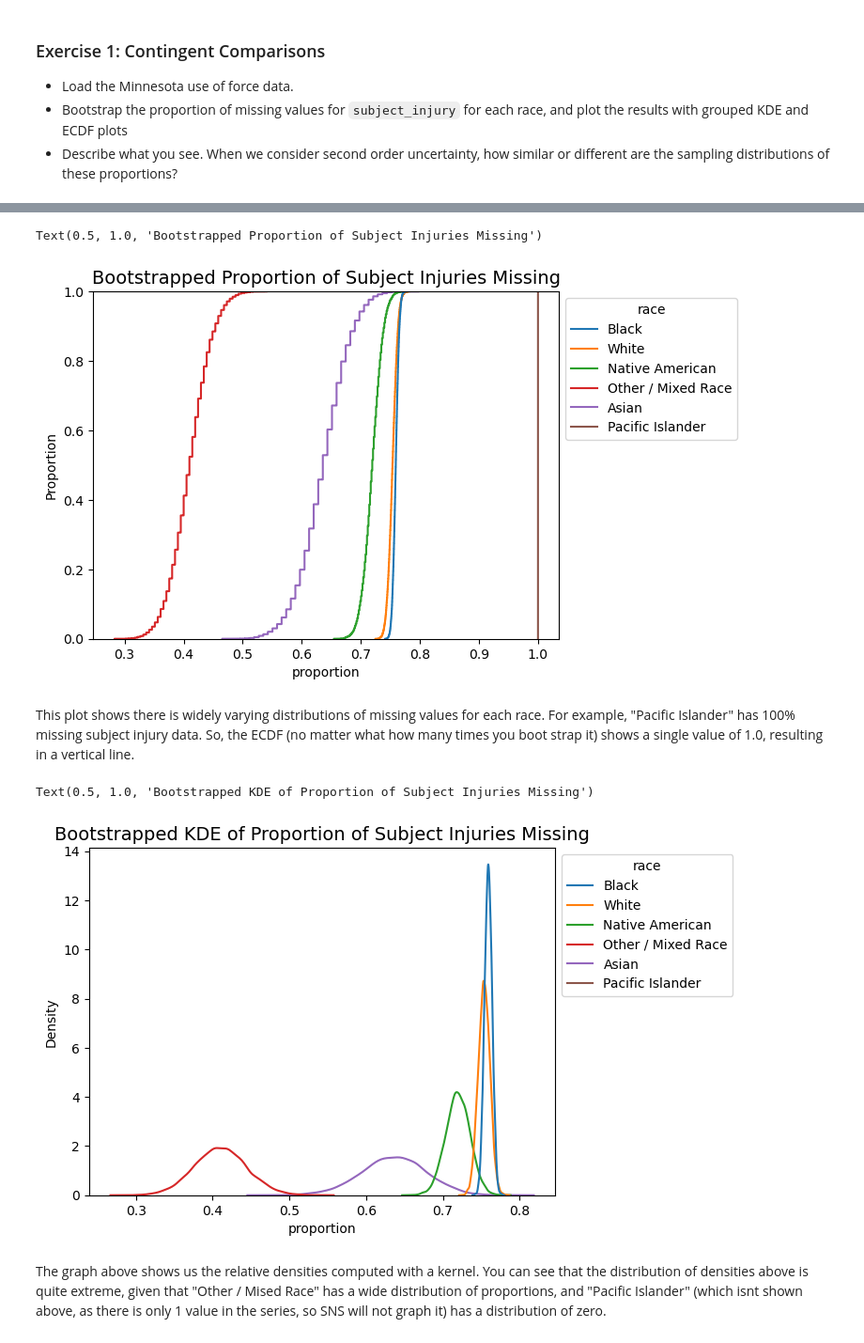
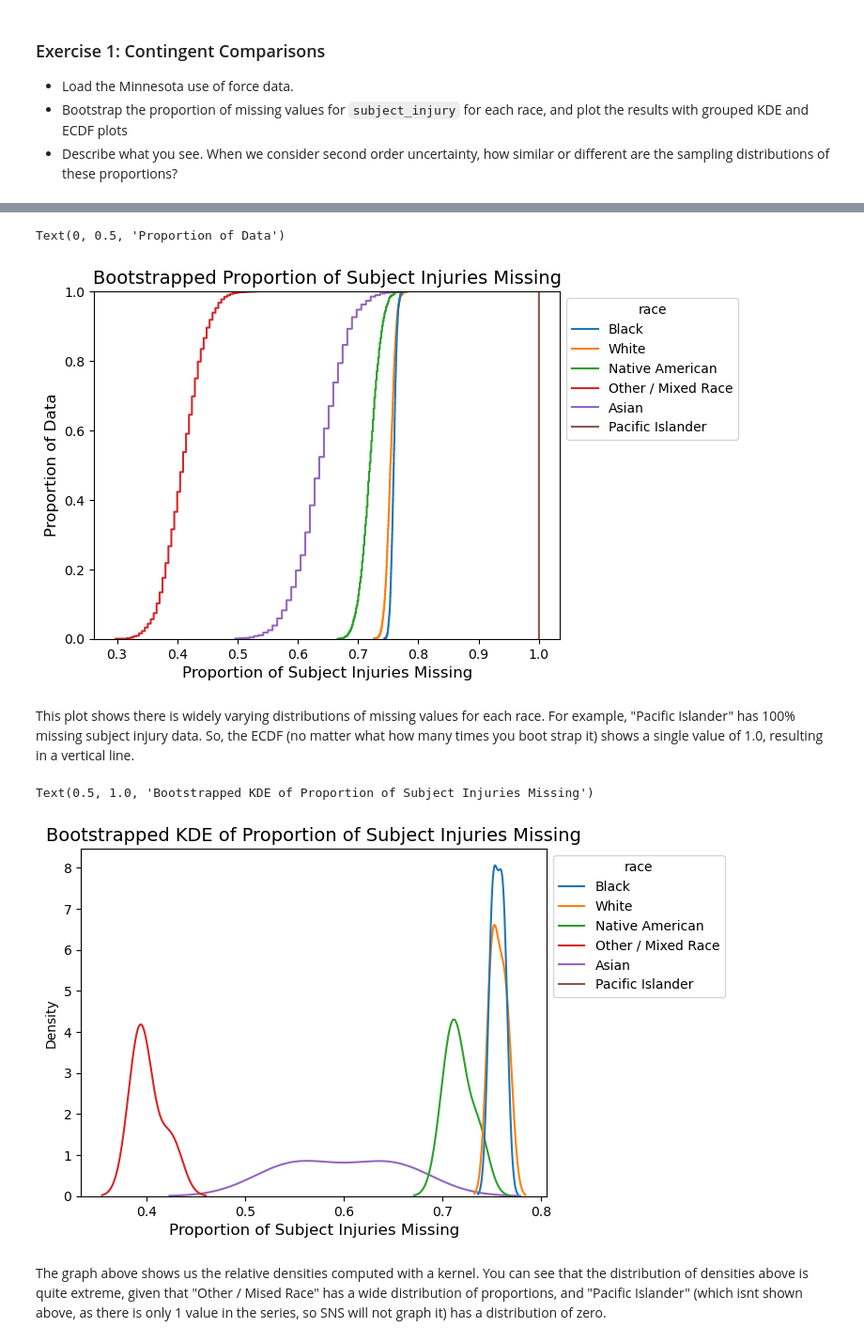
Before and after one commit to ds4e/understanding_uncertainty_assignments, a Jupyter notebook: question_1_assignment_4.ipynb, the cells around one changed output, grey strips where cells are left out. Shown at 94% size. Saved outputs shown, nothing was run; the diff lists cells and outputs as text; code cells hidden in the pictures.

```diff
--- a/question_1_assignment_4.ipynb
+++ b/question_1_assignment_4.ipynb
@@ -20,15 +31,15 @@ bootstrap_df = pd.DataFrame(columns=["proportion", "race"])
 for race in subset_df["race"].unique():
     #get subframe of only that race
     current_df = subset_df[subset_df["race"] == race]
-    n_bootstraps = 10000
+    n_bootstraps = 2500
     proportions = []
     #For each bootstrap
     for index in range(n_bootstraps):
         #Get a bootstrap sample
-        bootstrap_sample = current_df.sample(n=len(current_df), replace=True)
+        bootstrap_sample = current_df.sample(frac=1.0, replace=True)
         #Calculate the proportion of missing values in subject_injury
         proportions.append(bootstrap_sample['subject_injury'].isna().sum()/len(bootstrap_sample))
-    #Create new dataframe with a column containing the computerd proportions and a column with the categorical race variable
+    #Create new dataframe with a column containing the computed proportions and a column with the categorical race variable
     temp_df = pd.DataFrame(np.asarray([proportions, [race]*len(proportions)]).T, columns=["proportion", "race"])
     #Concatenate the new dataframe to the bootstrap_df for a complete dataframe to pass to seaborn.
     bootstrap_df = pd.concat([bootstrap_df, temp_df])
@@ -39,18 +50,21 @@ bootstrap_df["proportion"] = bootstrap_df["proportion"].astype(float)
 ax = sns.ecdfplot(data=bootstrap_df, x="proportion", hue="race")
 sns.move_legend(ax, "upper left", bbox_to_anchor=(1, 1))
 ax.set_title("Bootstrapped Proportion of Subject Injuries Missing", fontsize=14)
+ax.set_xlabel("Proportion of Subject Injuries Missing", fontsize=12)
+ax.set_ylabel("Proportion of Data", fontsize=12)
 # %% [output]
-Text(0.5, 1.0, 'Bootstrapped Proportion of Subject Injuries Missing')
+Text(0, 0.5, 'Proportion of Data')
-[figure, old version]
+[figure, new version]
 # %% [markdown]
 This plot shows there is widely varying distributions of missing values for each race. For example, "Pacific Islander" has 100% missing subject injury data. So, the ECDF (no matter what how many times you boot strap it) shows a single value of 1.0, resulting in a vertical line.
 # %%
 ax = sns.kdeplot(data=bootstrap_df, x="proportion", hue="race")
 sns.move_legend(ax, "upper left", bbox_to_anchor=(1, 1))
+ax.set_xlabel("Proportion of Subject Injuries Missing", fontsize=12)
 ax.set_title("Bootstrapped KDE of Proportion of Subject Injuries Missing", fontsize=14)
 # %% [output]
 Text(0.5, 1.0, 'Bootstrapped KDE of Proportion of Subject Injuries Missing')
-[figure, old version]
+[figure, new version]
 # %% [markdown]
 The graph above shows us the relative densities computed with a kernel. You can see that the distribution of densities above is quite extreme, given that "Other / Mised Race" has a wide distribution of proportions, and "Pacific Islander" (which isnt shown above, as there is only 1 value in the series, so SNS will not graph it) has a distribution of zero.
 # %% [markdown]
```
Also changed, not shown: parts of 1 cell of this notebook, 1 other file.
